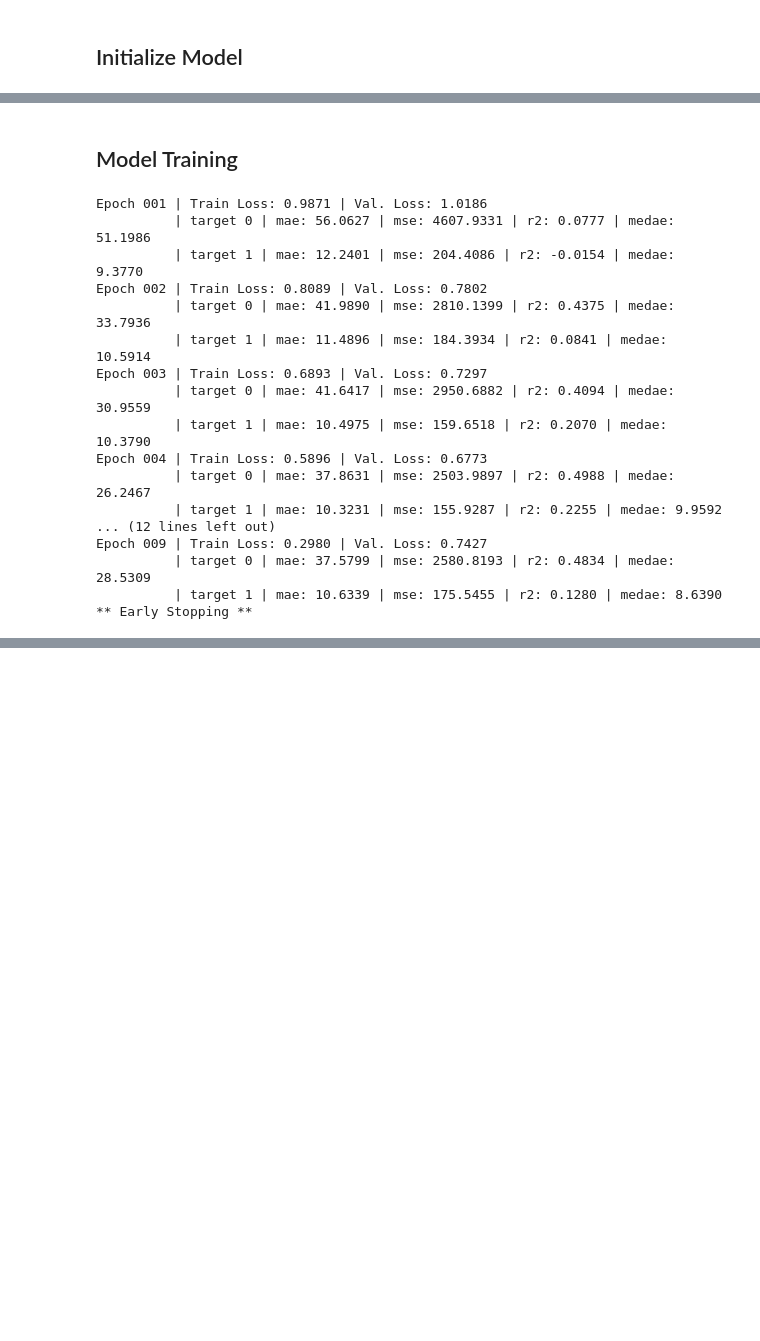
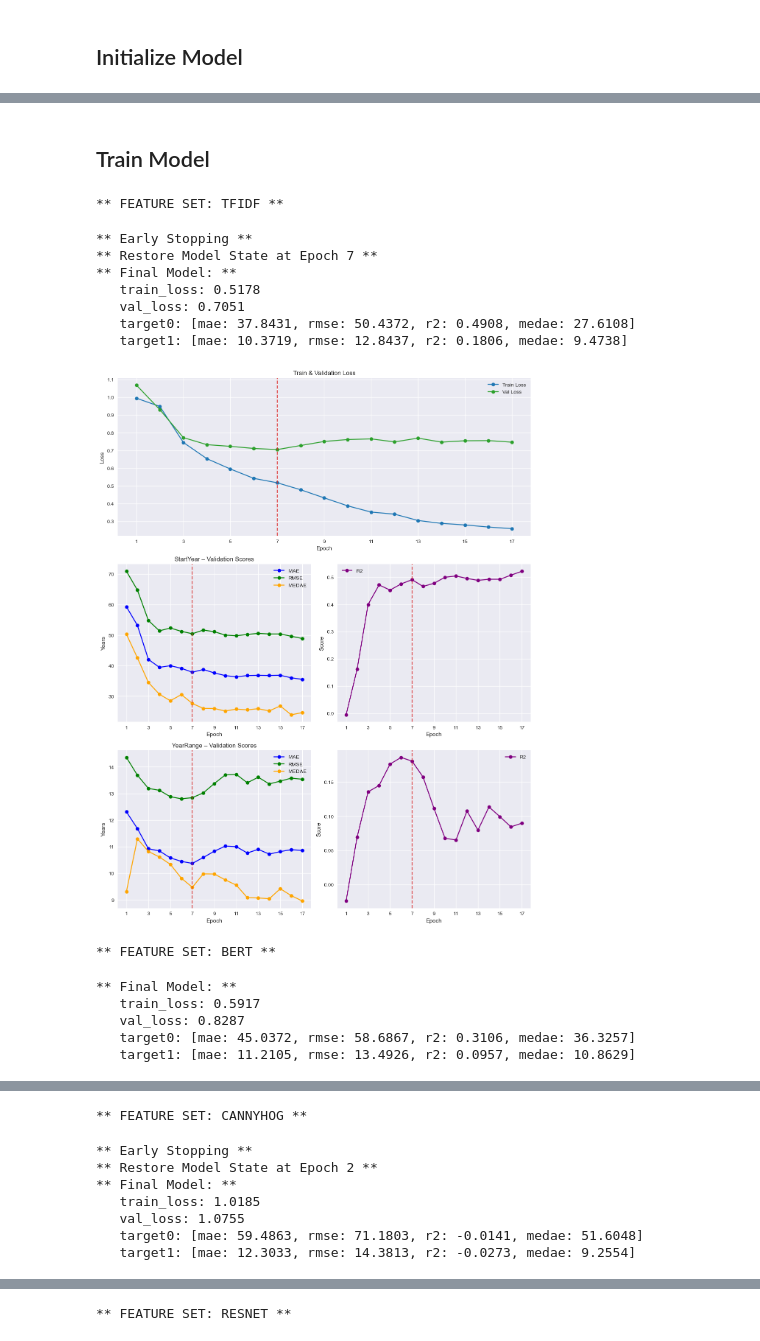
Before and after one commit to dimitris-kr/AgoraPottery, a Jupyter notebook: 02_chronology_prediction/NN/regression.ipynb, the cells around one changed output, grey strips where cells are left out. Cells and saved outputs as stored; diff of their text form; code cells hidden in the pictures; blank space fills up the shorter version.

```diff
--- a/02_chronology_prediction/NN/regression.ipynb
+++ b/02_chronology_prediction/NN/regression.ipynb
@@ -159,11 +159,11 @@ y Dimensions: 2
 ## Torch Datasets and Dataloaders
 # %%
 datasets = create_pottery_datasets(X, y)
-loaders = create_pottery_dataloaders(datasets)
+loaders = create_pottery_dataloaders(datasets, batch_size=64)
 # %% [markdown]
 ## Initialize Model
 # %%
-hidden_size = 512
+hidden_size = 256
 # %%
 models = {
              ft: PotteryChronologyPredictor([X_dim[ft]], y_dim, hidden_size, device, chronology_target="years")
@@ -196,28 +196,28 @@ Estimated Total Size (MB): 5.93
 ============================================================================================================================================
 # %% [markdown]
-## Model Training
+## Train Model
 # %%
 criterion = nn.MSELoss()
-metrics = {m: metrics_r[m] for m in metrics_r.keys() if m in ["mae", "mse", "r2", "medae"] }
+metrics = {m: metrics_r[m] for m in metrics_r.keys() if m in ["mae", "rmse", "r2", "medae"] }
 # %%
 for ft, model in models.items():
-    if ft != "tfidf": continue
-    models[ft] = train(model, loaders["train"][ft], loaders["val"][ft], criterion, metrics, y_scaler)
+    # if ft not in ["tfidf"]: continue
+    print(f"\n\n** FEATURE SET: {ft.upper()} **")
+    models[ft], history = train(model, loaders["train"][ft], loaders["val"][ft], criterion, metrics, y_scaler, lr=0.001, patience=10)
+    plot_history(history, targets)
 # %% [output]
-Epoch 001 | Train Loss: 0.9871 | Val. Loss: 1.0186
-          | target 0 | mae: 56.0627 | mse: 4607.9331 | r2: 0.0777 | medae: 51.1986
-          | target 1 | mae: 12.2401 | mse: 204.4086 | r2: -0.0154 | medae: 9.3770
-Epoch 002 | Train Loss: 0.8089 | Val. Loss: 0.7802
-          | target 0 | mae: 41.9890 | mse: 2810.1399 | r2: 0.4375 | medae: 33.7936
-          | target 1 | mae: 11.4896 | mse: 184.3934 | r2: 0.0841 | medae: 10.5914
-Epoch 003 | Train Loss: 0.6893 | Val. Loss: 0.7297
-          | target 0 | mae: 41.6417 | mse: 2950.6882 | r2: 0.4094 | medae: 30.9559
-          | target 1 | mae: 10.4975 | mse: 159.6518 | r2: 0.2070 | medae: 10.3790
-Epoch 004 | Train Loss: 0.5896 | Val. Loss: 0.6773
-          | target 0 | mae: 37.8631 | mse: 2503.9897 | r2: 0.4988 | medae: 26.2467
-          | target 1 | mae: 10.3231 | mse: 155.9287 | r2: 0.2255 | medae: 9.9592
-... (12 lines left out)
-Epoch 009 | Train Loss: 0.2980 | Val. Loss: 0.7427
-          | target 0 | mae: 37.5799 | mse: 2580.8193 | r2: 0.4834 | medae: 28.5309
-          | target 1 | mae: 10.6339 | mse: 175.5455 | r2: 0.1280 | medae: 8.6390
-** Early Stopping **
+** FEATURE SET: TFIDF **
+** Early Stopping **
+** Restore Model State at Epoch 7 **
+** Final Model: **
+   train_loss: 0.5178
+   val_loss: 0.7051
+   target0: [mae: 37.8431, rmse: 50.4372, r2: 0.4908, medae: 27.6108]
+   target1: [mae: 10.3719, rmse: 12.8437, r2: 0.1806, medae: 9.4738]
+[figure, added]
+** FEATURE SET: BERT **
+** Final Model: **
+   train_loss: 0.5917
+   val_loss: 0.8287
+   target0: [mae: 45.0372, rmse: 58.6867, r2: 0.3106, medae: 36.3257]
+   target1: [mae: 11.2105, rmse: 13.4926, r2: 0.0957, medae: 10.8629]
@@ -223,0 +225,8 @@ Epoch 009 | Train Loss: 0.2980 | Val. Loss: 0.7427
+** FEATURE SET: CANNYHOG **
+** Early Stopping **
+** Restore Model State at Epoch 2 **
+** Final Model: **
+   train_loss: 1.0185
+   val_loss: 1.0755
+   target0: [mae: 59.4863, rmse: 71.1803, r2: -0.0141, medae: 51.6048]
+   target1: [mae: 12.3033, rmse: 14.3813, r2: -0.0273, medae: 9.2554]
@@ -223,0 +234 @@ Epoch 009 | Train Loss: 0.2980 | Val. Loss: 0.7427
+** FEATURE SET: RESNET **
```
Also changed, not shown: parts of 4 cells of this notebook, 4 other files.
